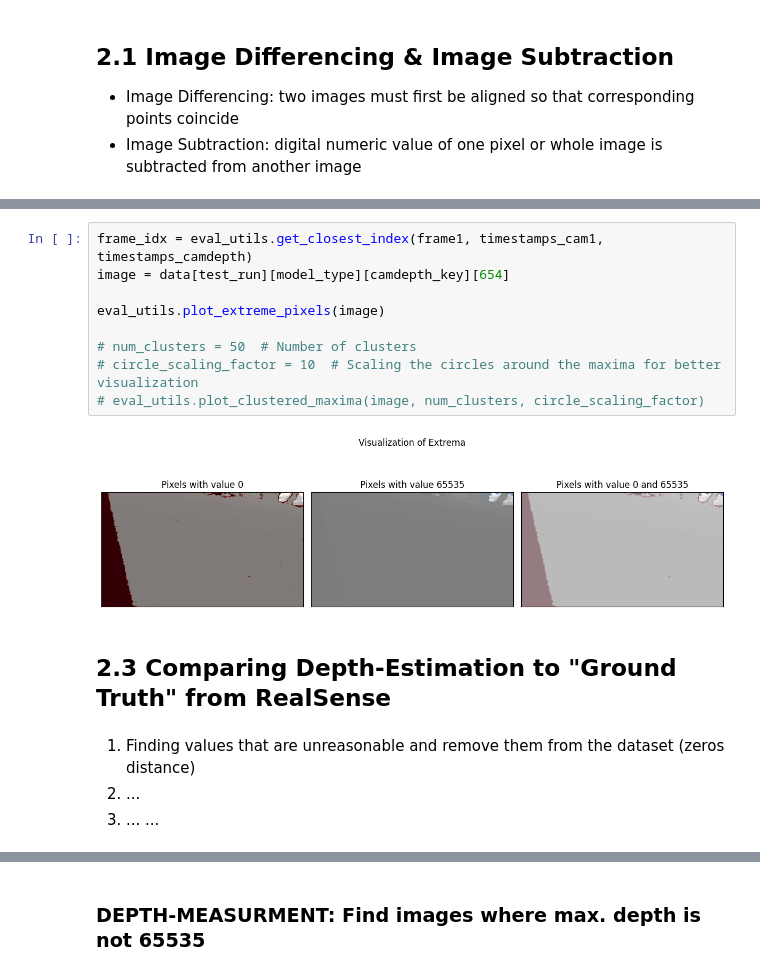
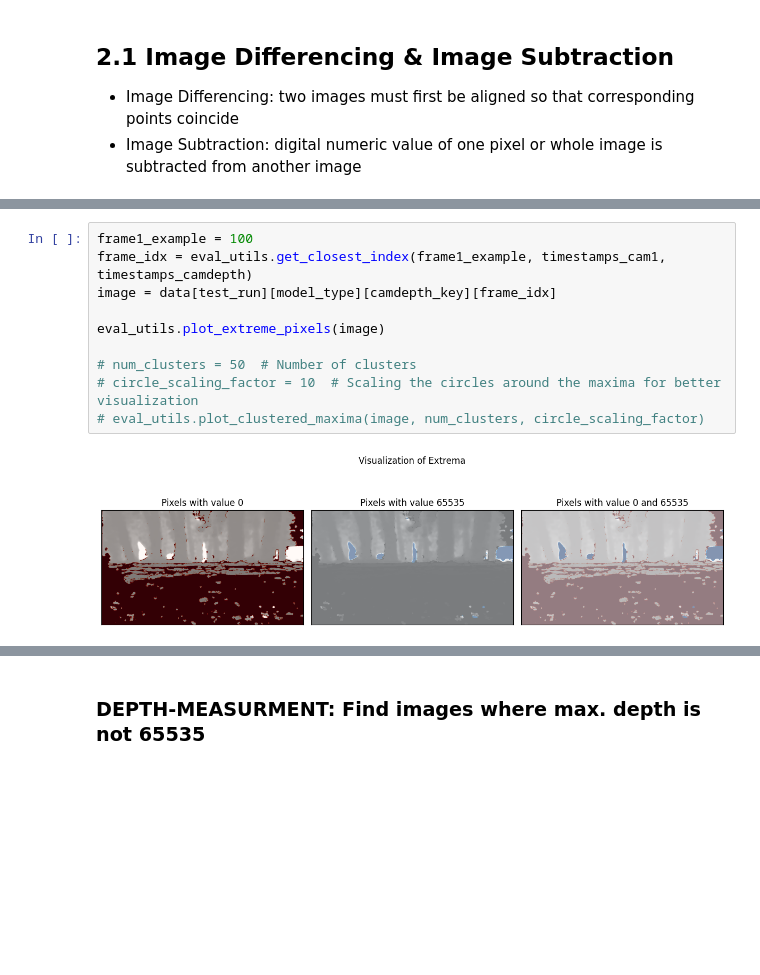
Before and after one commit to rwittmuess/Monocular_Depth_Estimation_Performance, a Jupyter notebook: eval_performance.ipynb, the cells around one changed output, grey strips where cells are left out. Drawn from its saved outputs; the diff is of its cells as text; blank space fills up the shorter version.

```diff
--- a/eval_performance.ipynb
+++ b/eval_performance.ipynb
@@ -168,18 +163,12 @@ eval_utils.create_differencing_plot(frame1, frame2, data, cam1rgb_key, cam2rgb_k
 # %%
-frame_idx = eval_utils.get_closest_index(frame1, timestamps_cam1, timestamps_camdepth)
-image = data[test_run][model_type][camdepth_key][654]
+frame1_example = 100
+frame_idx = eval_utils.get_closest_index(frame1_example, timestamps_cam1, timestamps_camdepth)
+image = data[test_run][model_type][camdepth_key][frame_idx]
 
 eval_utils.plot_extreme_pixels(image)
 
 # num_clusters = 50  # Number of clusters
 # circle_scaling_factor = 10  # Scaling the circles around the maxima for better visualization
 # eval_utils.plot_clustered_maxima(image, num_clusters, circle_scaling_factor)
 # %% [output]
-[figure, old version]
+[figure, new version]
-# %% [markdown]
-## 2.3 Comparing Depth-Estimation to "Ground Truth" from RealSense
-# %% [markdown]
-1. Finding values that are unreasonable and remove them from the dataset (zeros distance)
-2. ...
-3. ...
-...
```
Also changed, not shown: parts of 38 cells of this notebook.
